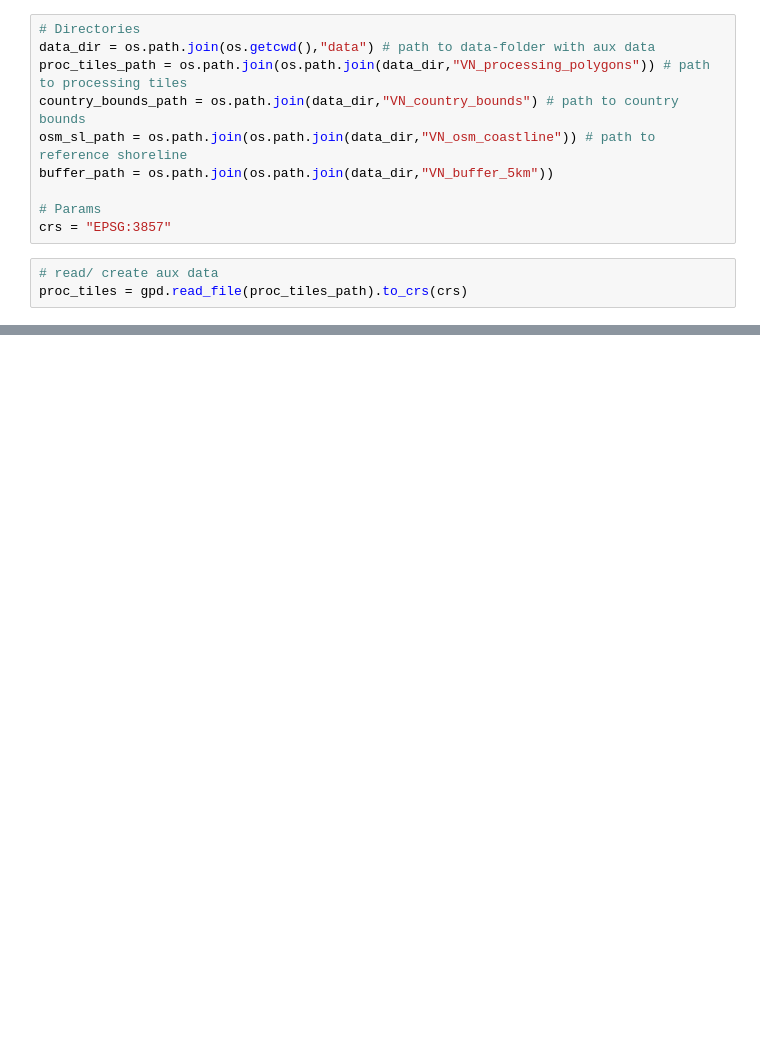
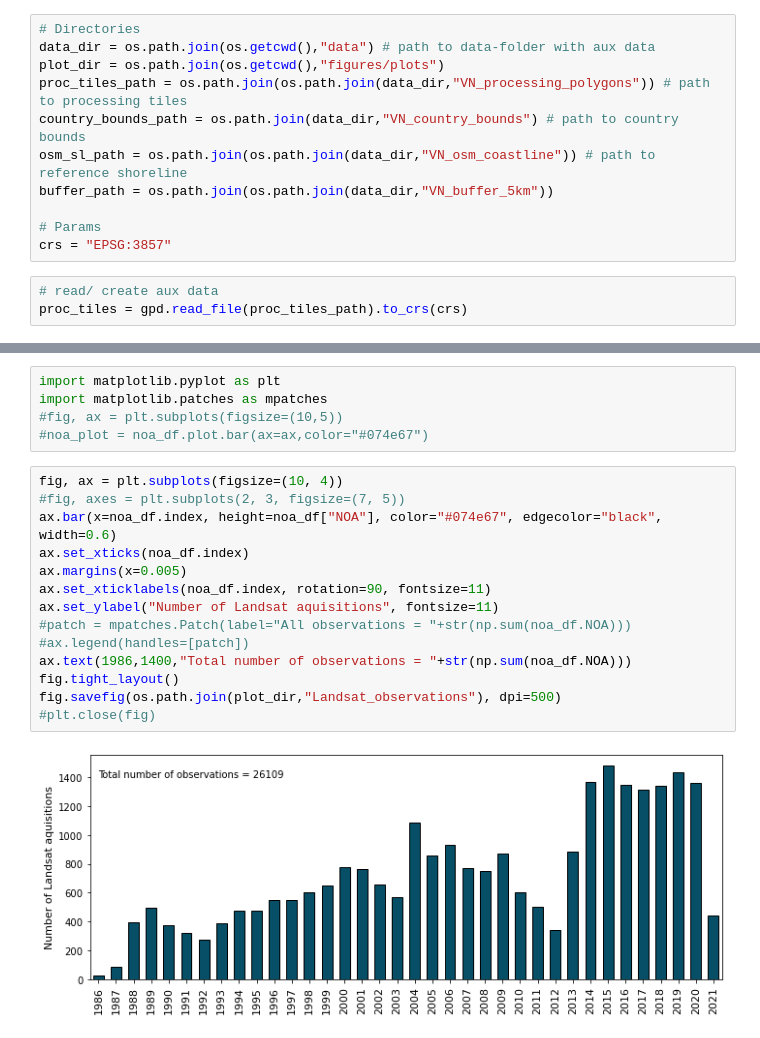
Before and after one commit to ronjalappe/VN_coastline_dynamics, a Jupyter notebook: VN_analysis.ipynb, the cells around one changed output, grey strips where cells are left out. Drawn from its saved outputs; the diff is of its cells as text; blank space fills up the shorter version.

Commit message:
plots

```diff
--- a/VN_analysis.ipynb
+++ b/VN_analysis.ipynb
@@ -11,6 +11,7 @@ import matplotlib.pyplot as plt
 # %%
 # Directories
 data_dir = os.path.join(os.getcwd(),"data") # path to data-folder with aux data
+plot_dir = os.path.join(os.getcwd(),"figures/plots")
 proc_tiles_path = os.path.join(os.path.join(data_dir,"VN_processing_polygons")) # path to processing tiles
 country_bounds_path = os.path.join(data_dir,"VN_country_bounds") # path to country bounds
 osm_sl_path = os.path.join(os.path.join(data_dir,"VN_osm_coastline")) # path to reference shoreline
@@ -56,0 +56,21 @@ AttributeError: 'NoneType' object has no attribute 'append'
+# %%
+import matplotlib.pyplot as plt
+import matplotlib.patches as mpatches
+#fig, ax = plt.subplots(figsize=(10,5))
+#noa_plot = noa_df.plot.bar(ax=ax,color="#074e67")
+# %%
+fig, ax = plt.subplots(figsize=(10, 4))
+#fig, axes = plt.subplots(2, 3, figsize=(7, 5))
+ax.bar(x=noa_df.index, height=noa_df["NOA"], color="#074e67", edgecolor="black", width=0.6)
+ax.set_xticks(noa_df.index)
+ax.margins(x=0.005)
+ax.set_xticklabels(noa_df.index, rotation=90, fontsize=11)
+ax.set_ylabel("Number of Landsat aquisitions", fontsize=11)
+#patch = mpatches.Patch(label="All observations = "+str(np.sum(noa_df.NOA)))
+#ax.legend(handles=[patch])
+ax.text(1986,1400,"Total number of observations = "+str(np.sum(noa_df.NOA)))
+fig.tight_layout()
+fig.savefig(os.path.join(plot_dir,"Landsat_observations"), dpi=500)
+#plt.close(fig)
+# %% [output]
+[figure, added]
```
Also changed, not shown: parts of 1 cell of this notebook, 6 other files.
